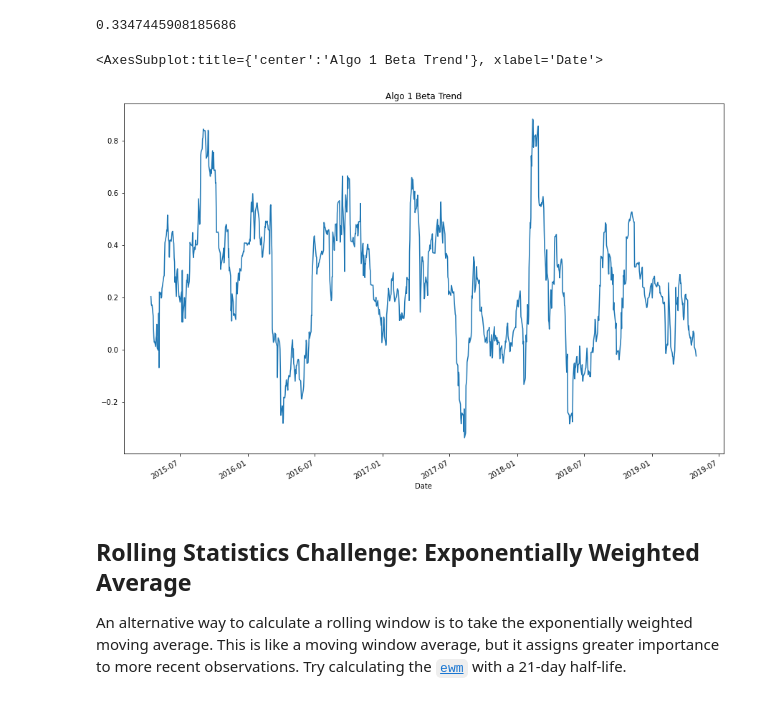
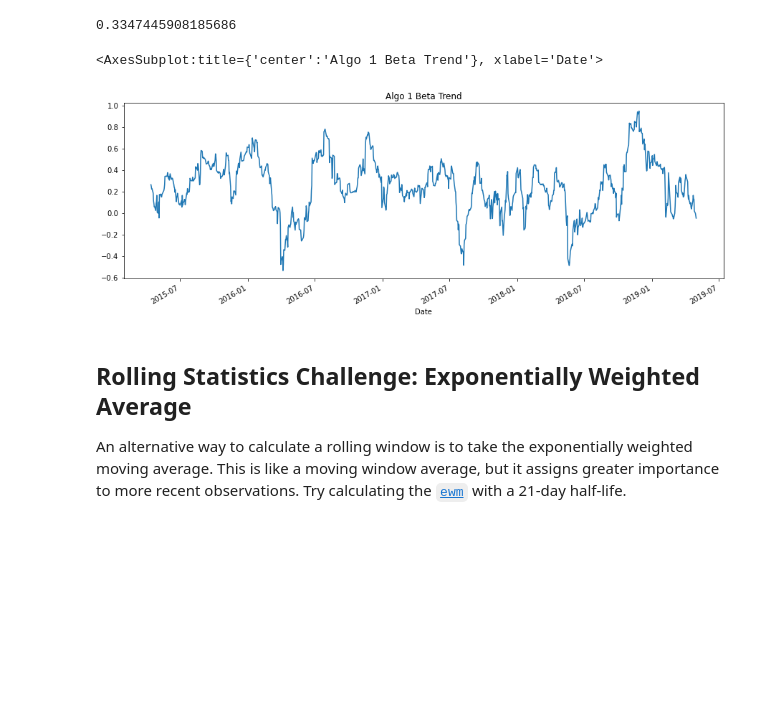
Before and after one commit to chrishandealmeida/20210310-fintech-homework-a-whale-off-the-port, a Jupyter notebook: whale_analysis.ipynb, the cells around one changed output. Saved outputs shown, nothing was run; the diff lists cells and outputs as text; code cells hidden in the pictures; blank space fills up the shorter version.

```diff
--- a/whale_analysis.ipynb
+++ b/whale_analysis.ipynb
@@ -430,13 +430,13 @@ beta_algo1
 # %%
 # Plot beta trend
 # Chrishan: 30-Day Rolling Beta of Algo 1
 rolling_covariance_algo1 = returns_combined['Algo 1'].rolling(window = 30).cov(returns_combined['S&P TSX'])
-rolling_variance_algo1 = returns_combined['Algo 1'].rolling(window = 30).var()
-rolling_beta_algo1 = rolling_covariance_algo1 / rolling_variance_algo1
-rolling_beta_algo1.plot(figsize = (15,10), title = "Algo 1 Beta Trend")
+rolling_variance_sp = returns_combined['S&P TSX'].rolling(window = 30).var()
+rolling_beta_algo1 = rolling_covariance_algo1 / rolling_variance_sp
+rolling_beta_algo1.plot(figsize = (15,5), title = "Algo 1 Beta Trend")
 # %% [output]
 <AxesSubplot:title={'center':'Algo 1 Beta Trend'}, xlabel='Date'>
-[figure, old version]
+[figure, new version]
 # %% [markdown]
 ## Rolling Statistics Challenge: Exponentially Weighted Average
 
```
Also changed, not shown: parts of 12 cells of this notebook.
